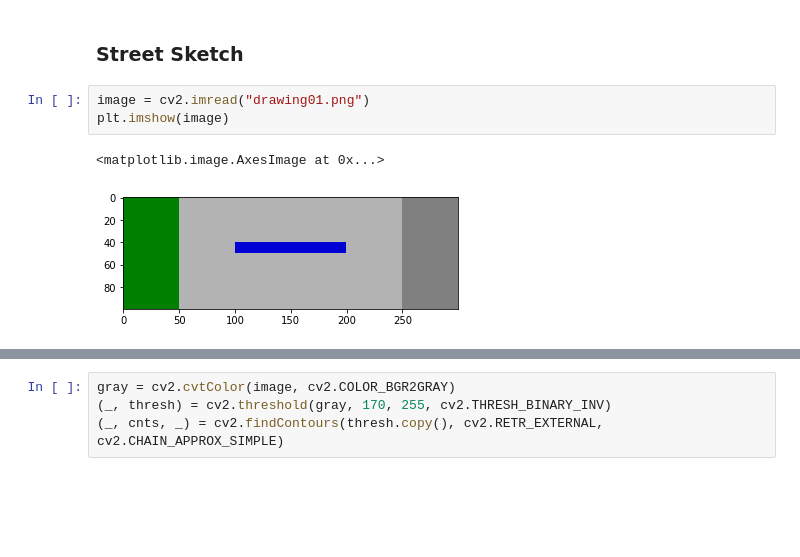
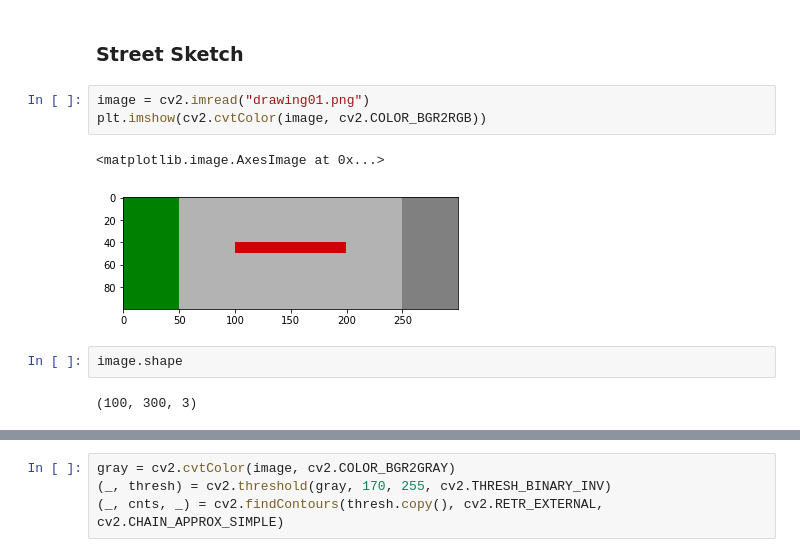
Before and after one commit to jrovegno/opencv, a Jupyter notebook: OpenCV_02.ipynb, the cells around one changed output, grey strips where cells are left out. Saved outputs shown, nothing was run; the diff lists cells and outputs as text; blank space fills up the shorter version.

```diff
--- a/OpenCV_02.ipynb
+++ b/OpenCV_02.ipynb
@@ -60,7 +62,11 @@ def rb(df, i=0, offset=0):
 ### Street Sketch
 # %%
 image = cv2.imread("drawing01.png")
-plt.imshow(image)
+plt.imshow(cv2.cvtColor(image, cv2.COLOR_BGR2RGB))
 # %% [output]
 <matplotlib.image.AxesImage at 0x...>
-[figure, old version]
+[figure, new version]
+# %%
+image.shape
+# %% [output]
+(100, 300, 3)
```
Also changed, not shown: parts of 19 cells of this notebook, 2 other files.
